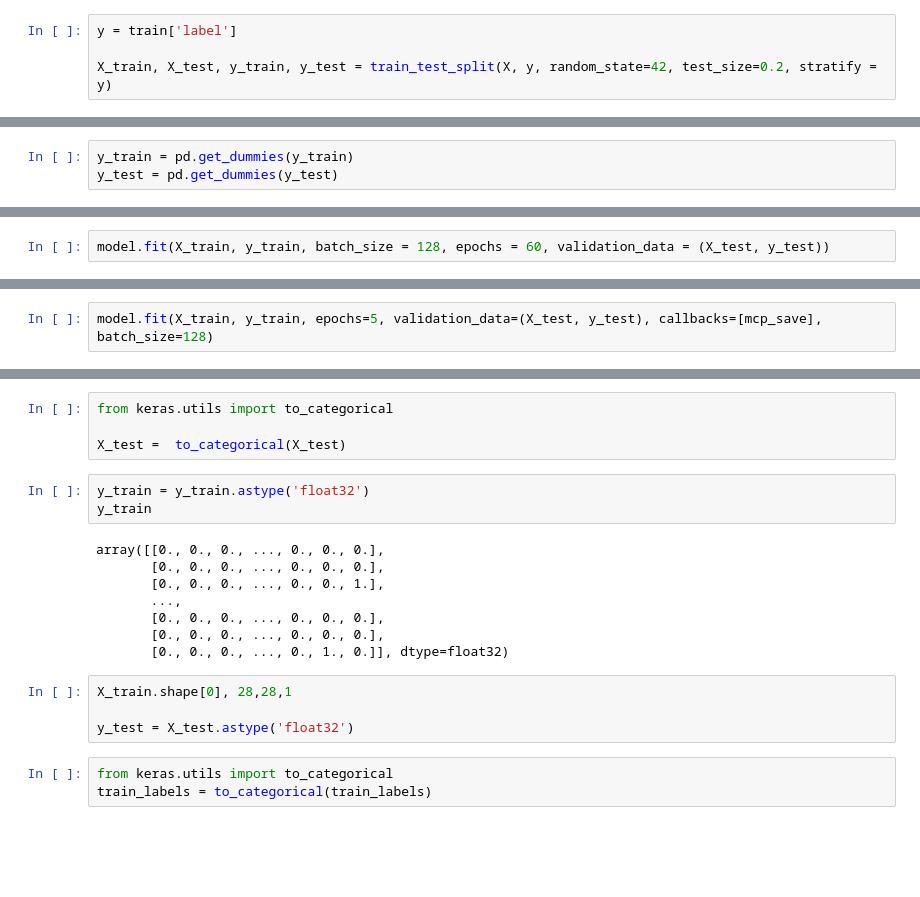
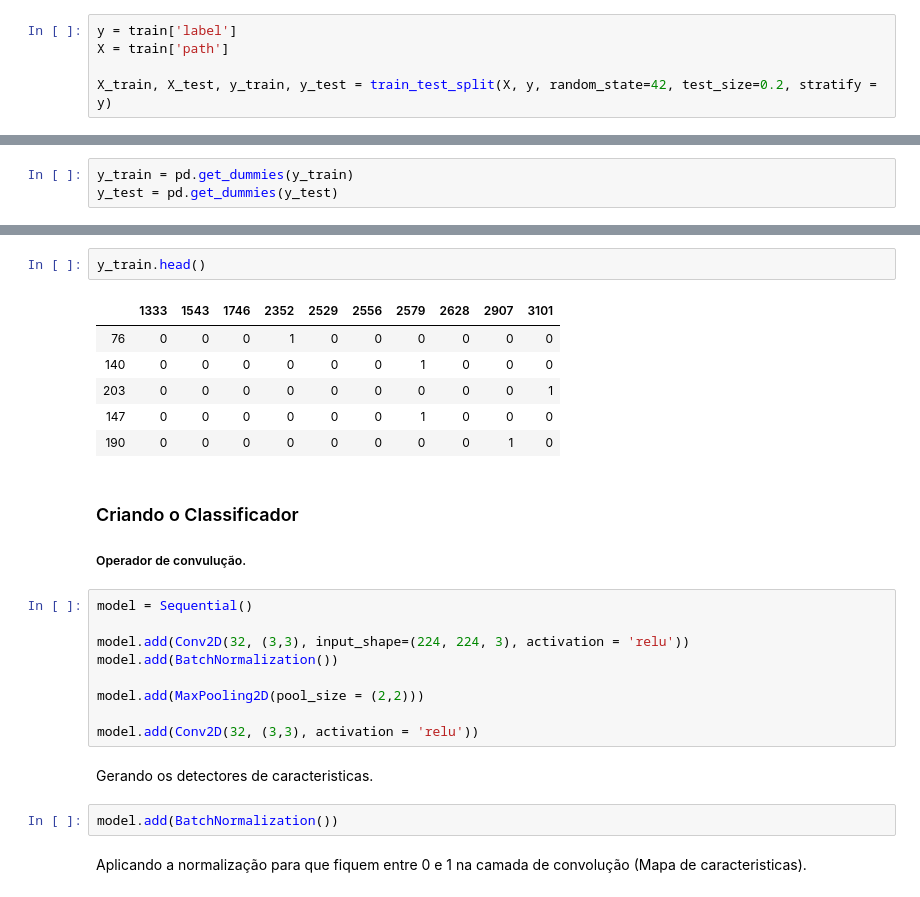
Before and after one commit to doctorget/Challenge-Neural-Networks-Capgemini, a Jupyter notebook: Training.ipynb, the cells around one changed output, grey strips where cells are left out. Drawn from its saved outputs; the diff is of its cells as text; blank space fills up the shorter version.

```diff
--- a/Training.ipynb
+++ b/Training.ipynb
@@ -51,4 +77,5 @@ X.shape
 # %%
 y = train['label']
+X = train['path']
 
 X_train, X_test, y_train, y_test = train_test_split(X, y, random_state=42, test_size=0.2, stratify = y)
@@ -94,2 +109,0 @@ model.compile(loss = 'categorical_crossentropy', optimizer = 'adam', metrics = [
-# %%
-model.fit(X_train, y_train, batch_size = 128, epochs = 60, validation_data = (X_test, y_test))
@@ -175,2 +109,0 @@ model.compile(loss='categorical_crossentropy',optimizer='Adam',metrics=['accurac
-# %%
-model.fit(X_train, y_train, epochs=5, validation_data=(X_test, y_test), callbacks=[mcp_save], batch_size=128)
@@ -219,22 +110,27 @@ array([[[1., 0.],
-# %%
-from keras.utils import to_categorical
-
-X_test =  to_categorical(X_test)
-# %%
-y_train = y_train.astype('float32')
-y_train
-# %% [output]
-array([[0., 0., 0., ..., 0., 0., 0.],
-       [0., 0., 0., ..., 0., 0., 0.],
-       [0., 0., 0., ..., 0., 0., 1.],
-       ...,
-       [0., 0., 0., ..., 0., 0., 0.],
-       [0., 0., 0., ..., 0., 0., 0.],
-       [0., 0., 0., ..., 0., 1., 0.]], dtype=float32)
-# %%
-X_train.shape[0], 28,28,1
-
-y_test = X_test.astype('float32')
-# %%
-from keras.utils import to_categorical
-train_labels = to_categorical(train_labels)
+# %%
+y_train.head()
+# %% [output]
+|  | 1333 | 1543 | 1746 | 2352 | 2529 | 2556 | 2579 | 2628 | 2907 | 3101 |
+| 76 | 0 | 0 | 0 | 1 | 0 | 0 | 0 | 0 | 0 | 0 |
+| 140 | 0 | 0 | 0 | 0 | 0 | 0 | 1 | 0 | 0 | 0 |
+| 203 | 0 | 0 | 0 | 0 | 0 | 0 | 0 | 0 | 0 | 1 |
+| 147 | 0 | 0 | 0 | 0 | 0 | 0 | 1 | 0 | 0 | 0 |
+| 190 | 0 | 0 | 0 | 0 | 0 | 0 | 0 | 0 | 1 | 0 |
+# %% [markdown]
+<h3>Criando o Classificador</h3>
+<h5>Operador de convulução.</h5>
+# %%
+model = Sequential()
+
+model.add(Conv2D(32, (3,3), input_shape=(224, 224, 3), activation = 'relu'))
+model.add(BatchNormalization())
+
+model.add(MaxPooling2D(pool_size = (2,2)))
+
+model.add(Conv2D(32, (3,3), activation = 'relu'))
+# %% [markdown]
+<p>Gerando os detectores de caracteristicas.</p>
+# %%
+model.add(BatchNormalization())
+# %% [markdown]
+<p>Aplicando a normalização para que fiquem entre 0 e 1 na camada de convolução (Mapa de caracteristicas).</p>
```
Also changed, not shown: parts of 59 cells of this notebook, 5 other files.
